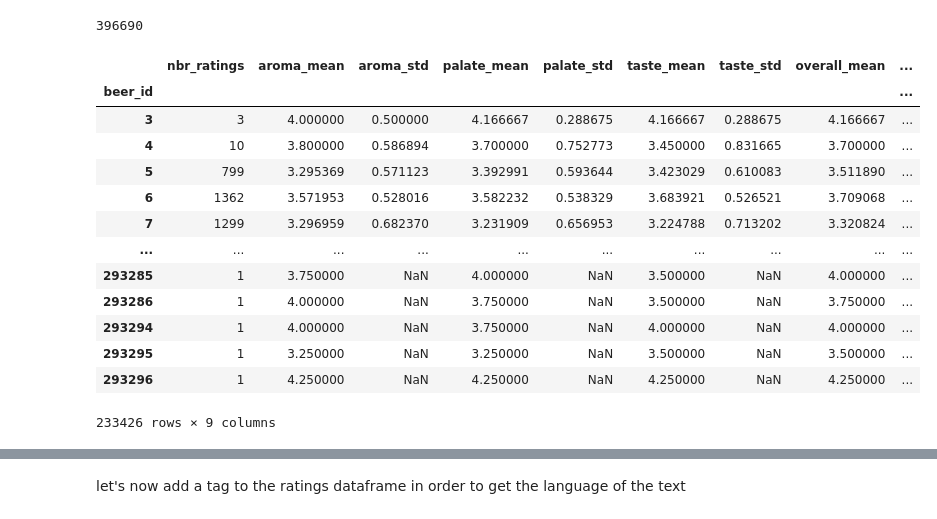
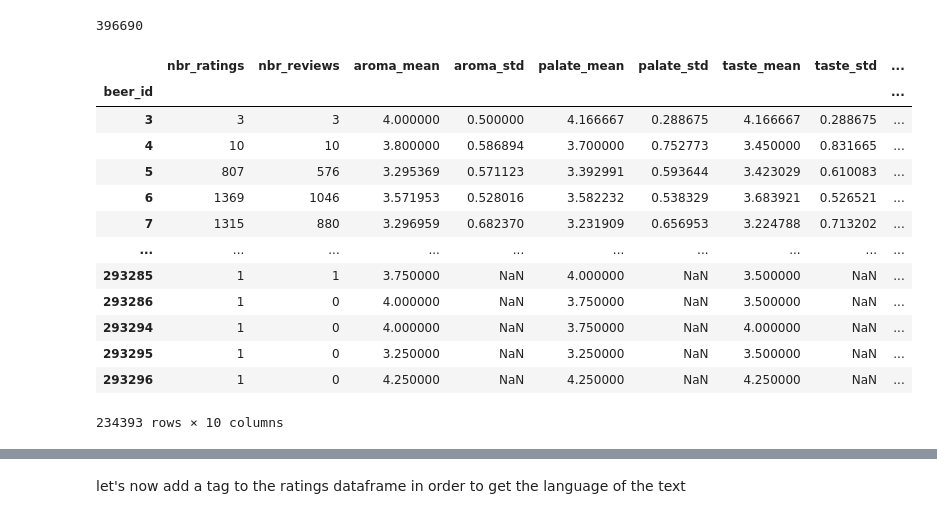
Before and after one commit to nada401/brewing-knowledge, a Jupyter notebook: src/scripts/data_cleaning/data_cleaning.ipynb, the cells around one changed output, grey strips where cells are left out. Cells and saved outputs as stored; diff of their text form; code cells hidden in the pictures.

```diff
--- a/src/scripts/data_cleaning/data_cleaning.ipynb
+++ b/src/scripts/data_cleaning/data_cleaning.ipynb
@@ -238,7 +238,7 @@ print(ratings_BA['rating'].isna().sum())
 0
 # %%
 #if appearance	aroma	palate	taste	overall and review are all false i can delete the row
-ratings_BA = ratings_BA.dropna(subset=['appearance', 'aroma', 'palate', 'taste', 'overall'], how='all')
+ratings_BA = ratings_BA.dropna(subset=['appearance', 'aroma', 'palate', 'taste', 'overall', 'text'], how='all')
 # %%
 #check  NaN values remaining
 print(ratings_BA['aroma'].isna().sum())
@@ -456,34 +457,35 @@ len(beer_RB_merged)
 396690
 # %%
 #this will delete beers with no reviews, in which we are not interested
-ratings_BA_grouped_beer = ratings_BA.groupby(['beer_id'])[['appearance', 'aroma', 'palate', 'taste', 'overall','rating']].agg(
+ratings_BA_grouped_beer = ratings_BA.groupby(['beer_id'])[['appearance', 'aroma', 'palate', 'taste', 'overall','rating' ,'review']].agg(
     nbr_ratings=('overall', 'size'),
+    nbr_reviews=('review', 'sum'),
     aroma_mean=('aroma', 'mean'),
     aroma_std=('aroma', 'std'),
     palate_mean=('palate', 'mean'),
     palate_std=('palate', 'std'),
     taste_mean=('taste', 'mean'),
     taste_std=('taste', 'std'),
     overall_mean=('overall', 'mean'),
     overall_std=('overall', 'std')
 )
 
 ratings_BA_grouped_beer
 # %% [output]
-|  | nbr_ratings | aroma_mean | aroma_std | palate_mean | palate_std | taste_mean | taste_std | overall_mean | ... |
+|  | nbr_ratings | nbr_reviews | aroma_mean | aroma_std | palate_mean | palate_std | taste_mean | taste_std | ... |
 | beer_id |  |  |  |  |  |  |  |  | ... |
-| 3 | 3 | 4.000000 | 0.500000 | 4.166667 | 0.288675 | 4.166667 | 0.288675 | 4.166667 | ... |
-| 4 | 10 | 3.800000 | 0.586894 | 3.700000 | 0.752773 | 3.450000 | 0.831665 | 3.700000 | ... |
-| 5 | 799 | 3.295369 | 0.571123 | 3.392991 | 0.593644 | 3.423029 | 0.610083 | 3.511890 | ... |
-| 6 | 1362 | 3.571953 | 0.528016 | 3.582232 | 0.538329 | 3.683921 | 0.526521 | 3.709068 | ... |
-| 7 | 1299 | 3.296959 | 0.682370 | 3.231909 | 0.656953 | 3.224788 | 0.713202 | 3.320824 | ... |
+| 3 | 3 | 3 | 4.000000 | 0.500000 | 4.166667 | 0.288675 | 4.166667 | 0.288675 | ... |
+| 4 | 10 | 10 | 3.800000 | 0.586894 | 3.700000 | 0.752773 | 3.450000 | 0.831665 | ... |
+| 5 | 807 | 576 | 3.295369 | 0.571123 | 3.392991 | 0.593644 | 3.423029 | 0.610083 | ... |
+| 6 | 1369 | 1046 | 3.571953 | 0.528016 | 3.582232 | 0.538329 | 3.683921 | 0.526521 | ... |
+| 7 | 1315 | 880 | 3.296959 | 0.682370 | 3.231909 | 0.656953 | 3.224788 | 0.713202 | ... |
 | ... | ... | ... | ... | ... | ... | ... | ... | ... | ... |
-| 293285 | 1 | 3.750000 | NaN | 4.000000 | NaN | 3.500000 | NaN | 4.000000 | ... |
-| 293286 | 1 | 4.000000 | NaN | 3.750000 | NaN | 3.500000 | NaN | 3.750000 | ... |
-| 293294 | 1 | 4.000000 | NaN | 3.750000 | NaN | 4.000000 | NaN | 4.000000 | ... |
-| 293295 | 1 | 3.250000 | NaN | 3.250000 | NaN | 3.500000 | NaN | 3.500000 | ... |
-| 293296 | 1 | 4.250000 | NaN | 4.250000 | NaN | 4.250000 | NaN | 4.250000 | ... |
+| 293285 | 1 | 1 | 3.750000 | NaN | 4.000000 | NaN | 3.500000 | NaN | ... |
+| 293286 | 1 | 0 | 4.000000 | NaN | 3.750000 | NaN | 3.500000 | NaN | ... |
+| 293294 | 1 | 0 | 4.000000 | NaN | 3.750000 | NaN | 4.000000 | NaN | ... |
+| 293295 | 1 | 0 | 3.250000 | NaN | 3.250000 | NaN | 3.500000 | NaN | ... |
+| 293296 | 1 | 0 | 4.250000 | NaN | 4.250000 | NaN | 4.250000 | NaN | ... |
-233426 rows × 9 columns
+234393 rows × 10 columns
 # %%
 beer_BA_extract = beer_BA[['beer_id', 'beer_name','brewery_id','brewery_name','style']]
 beer_BA_merged =pd.merge(beer_BA_extract, ratings_BA_grouped_beer, left_on='beer_id', right_index=True, how="inner")
```
Also changed, not shown: parts of 16 cells of this notebook.
